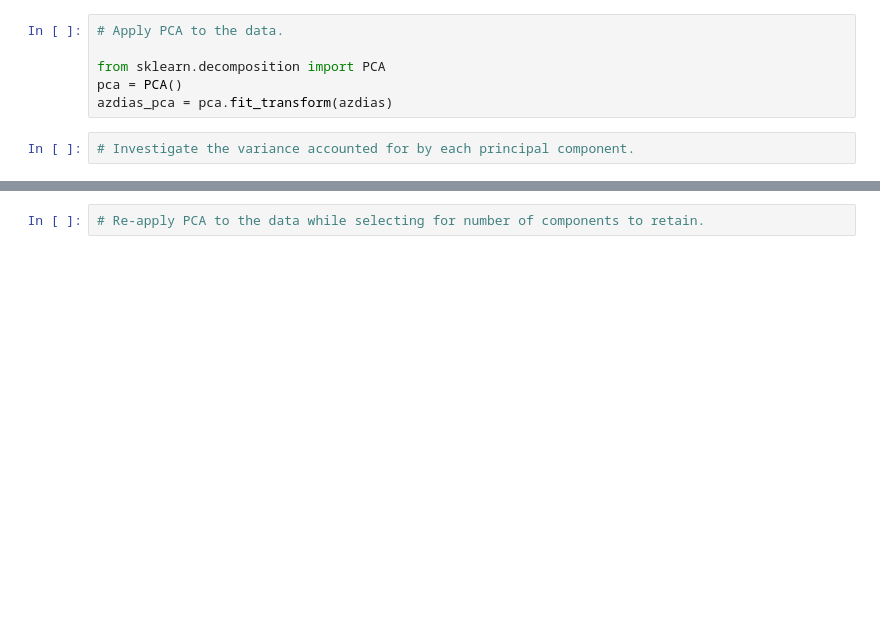
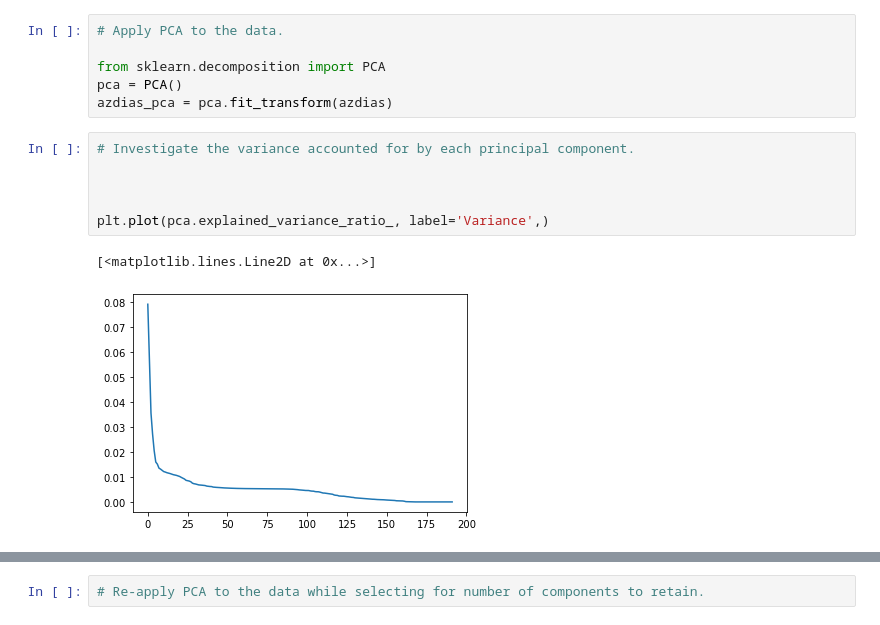
Before and after one commit to maleksaati/Identify_Customer_Segments, a Jupyter notebook: Identify_Customer_Segments.ipynb, the cells around one changed output, grey strips where cells are left out. Saved outputs shown, nothing was run; the diff lists cells and outputs as text; blank space fills up the shorter version.

```diff
--- a/Identify_Customer_Segments.ipynb
+++ b/Identify_Customer_Segments.ipynb
@@ -643,3 +643,10 @@ pca = PCA()
 azdias_pca = pca.fit_transform(azdias)
 # %%
 # Investigate the variance accounted for by each principal component.
+
+
+
+plt.plot(pca.explained_variance_ratio_, label='Variance',)
+# %% [output]
+[<matplotlib.lines.Line2D at 0x...>]
+[figure, added]
```
Also changed, not shown: parts of 1 cell of this notebook.
